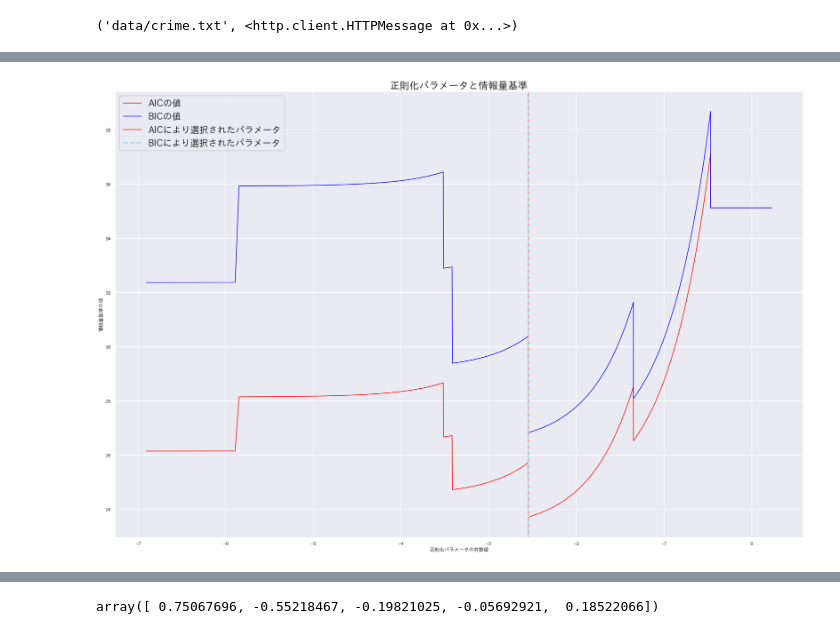
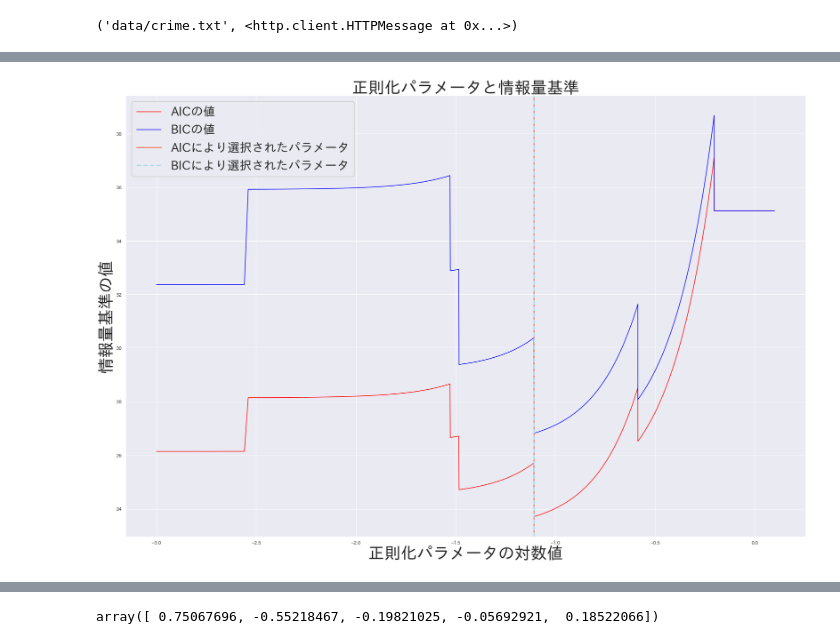
Before and after one commit to hacarus/codezine-sparse-modeling, a Jupyter notebook: 3/vol3.ipynb, the cells around one changed output, grey strips where cells are left out. Drawn from its saved outputs; the diff is of its cells as text; code cells hidden in the pictures.

```diff
--- a/3/vol3.ipynb
+++ b/3/vol3.ipynb
@@ -96,17 +102,18 @@ bic_alphas, bic_coefs, bic_best_alpha, bic_best_coef, BIC = LassoIC(X_train,y_tr
 # %%
 plt.figure(figsize=(30,20))
-plt.plot(np.log(aic_alphas),AIC,c="red",label='AICの値')
-plt.plot(np.log(bic_alphas),BIC,c="blue",label='BICの値')
-plt.axvline(np.log(aic_best_alpha), color="salmon", linewidth=3,alpha = 1,label='AICにより選択されたパラメータ')
-plt.axvline(np.log(bic_best_alpha), color="lightblue", linewidth=3,linestyle='--',label='BICにより選択されたパラメータ')
+plt.plot(np.log10(aic_alphas),AIC,c="red",label='AICの値')
+plt.plot(np.log10(bic_alphas),BIC,c="blue",label='BICの値')
+plt.axvline(np.log10(aic_best_alpha), color="salmon", linewidth=3,alpha = 1,label='AICにより選択されたパラメータ')
+plt.axvline(np.log10(bic_best_alpha), color="lightblue", linewidth=3,linestyle='--',label='BICにより選択されたパラメータ')
 sns.set_context('poster')
-plt.xlabel('正則化パラメータの対数値')
-plt.ylabel('情報量基準の値')
-plt.title('正則化パラメータと情報量基準')
-plt.legend()
+plt.xlabel('正則化パラメータの対数値', fontsize=40)
+plt.ylabel('情報量基準の値', fontsize=40)
+plt.title('正則化パラメータと情報量基準', fontsize=40)
+plt.legend(fontsize = 30)
+
 plt.show()
 # %% [output]
-[figure, old version]
+[figure, new version]
 # %%
 aic_lasso = linear_model.Lasso(alpha=aic_best_alpha)
 aic_lasso.fit(X_train,y_train)
```
Also changed, not shown: parts of 12 cells of this notebook.
